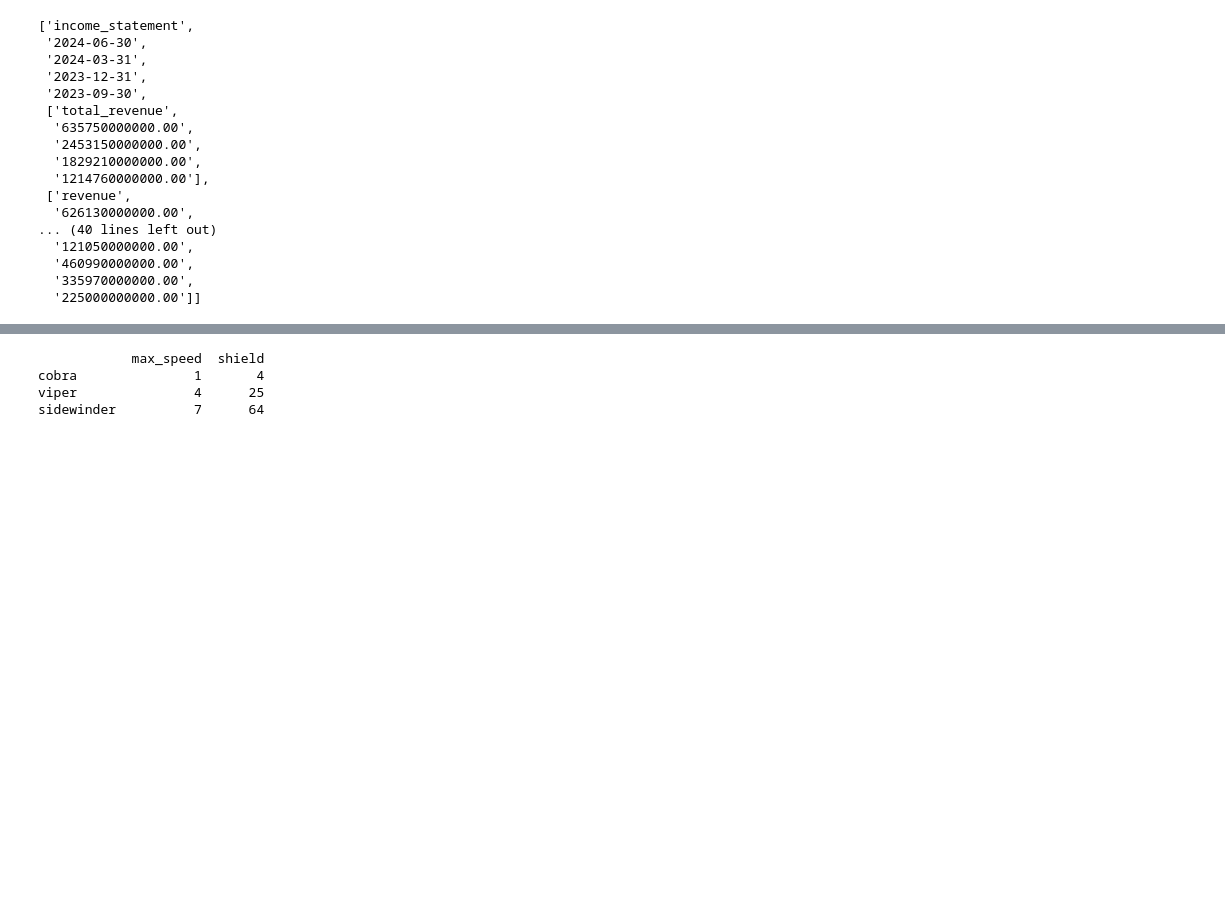
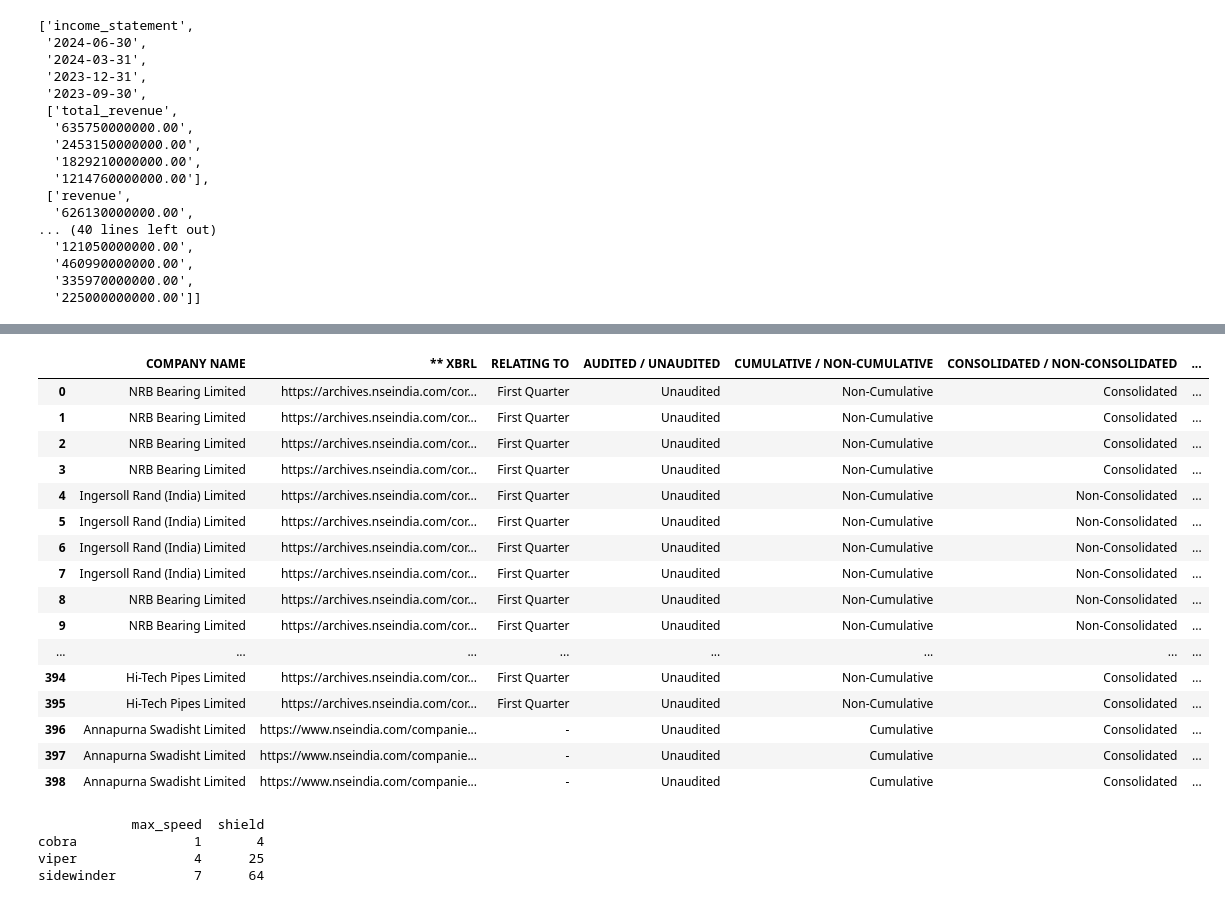
Before and after one commit to santoshbag/mrigAnalytics, a Jupyter notebook: XBRL.ipynb, the cells around one changed output, grey strips where cells are left out. Drawn from its saved outputs; the diff is of its cells as text; code cells hidden in the pictures; blank space fills up the shorter version.

Commit message:
XBRL balance sheet, Fundamentals, datarun, news, mutual funds display,
XBRL Tags, XBRL financial results extraction, google news ,

```diff
--- a/XBRL.ipynb
+++ b/XBRL.ipynb
@@ -177,7 +177,7 @@ def parse_xbrl(url):
     return results
 
 
-eq_dir_qtr = os.path.join('resources','equity_research')
+eq_dir_qtr = os.path.join('resources','equity_research','input')
 timestamp = datetime.datetime.now()
 for r,d,f in os.walk(eq_dir_qtr):
     for file in f:
@@ -196,11 +196,12 @@ for r,d,f in os.walk(eq_dir_qtr):
             data['period_ended'] = pd.to_datetime(data['period_ended']).dt.date
             data = data[data['period_ended'] > datetime.date(2020,1,1)]
             data = data[data['consolidated'] == 'Consolidated']
+            print(data)
             try:
                 data['results'] = data['xbrl_url'].apply(lambda x: parse_xbrl(x))
                 data['timestamp'] = timestamp
                 data.drop('xbrl_url', axis=1, inplace=True)
-                data.to_sql('financial_results',engine,if_exists='append',index=False)
+                # data.to_sql('financial_results',engine,if_exists='append',index=False)
                 print(data)#[['consolidated','xbrl_url','results']])
             except:
                 pass
@@ -256,7 +257,7 @@ def getSymbol(company_desc):
         pass
     return sym
 
-eq_dir_qtr = os.path.join('resources','equity_research')
+eq_dir_qtr = os.path.join('resources','equity_research','input')
 timestamp = datetime.datetime.now()
 for r,d,f in os.walk(eq_dir_qtr):
     for file in f:
@@ -274,6 +275,7 @@ for r,d,f in os.walk(eq_dir_qtr):
             data['period_ended'] = pd.to_datetime(data['period_ended']).dt.date
             data = data[data['period_ended'] > datetime.date(2020,1,1)]
             data = data[data['consolidated'] == 'Consolidated']
+            print(data)
             try:
                 data['results'] = data['xbrl_url'].apply(lambda x: parse_xbrl(x))
                 data['timestamp'] = timestamp
@@ -620,3 +594,95 @@ df
+# %%
+qtrly_results_xml = 'https://nsearchives.nseindia.com/content/RSS/Financial_Results.xml'
+headers = {
+    "User-Agent": "Mozilla/5.0 (X11; Ubuntu; Linux x86_64; rv:88.0) Gecko/20100101 Firefox/88.0"
+}
+# print(url)
+i = 0
+s = requests.Session()
+response = s.get(qtrly_results_xml,headers=headers)
+# print(response.text)
+
+# tree = ET.fromstring(response.content)
+
+# tapo = 'C:\\Users\\Santosh Bag\\Downloads\\TAPO.xml'
+# tree = ET.parse(tapo)
+# tree = ET.parse(response.text)
+# root = tree.getroot()
+root = ET.fromstring(response.text)
+# print(root)
+company_name = []
+audit = []
+cumulative = []
+consolidated = []
+ind = []
+period = []
+period_ended = []
+related_qtr = []
+url = []
+recvd_time = []
+pub_time = []
+time_taken = []
+results = []
+for item in root.findall('.//item/*'):
+    # print(item.tag,item.attrib,item.text)
+    if item.tag == 'title':
+        row = {}
+        # company_name.append(item.text)
+        row['COMPANY NAME'] = item.text.replace('\n','')
+    if item.tag == 'link':
+        row['** XBRL'] = item.text
+    if item.tag == 'description':
+        desc = item.text
+        desc = desc.split('|')
+
+        for d in desc:
+            # print(d)
+            key = d.split(':')[0]
+            val = d.split(':')[1]
+            # print(key,val)
+            if key == 'RELATING TO':
+                row['RELATING TO'] =val
+            if key == 'AUDITED/UNAUDITED':
+                row['AUDITED / UNAUDITED'] = val
+            if key == 'CUMULATIVE/NON-CUMULATIVE':
+                row['CUMULATIVE / NON-CUMULATIVE'] = val
+            if key == 'CONSOLIDATED/NON-CONSOLIDATED':
+                row['CONSOLIDATED / NON-CONSOLIDATED'] = val
+            if key == 'IND AS/ NON IND AS':
+                row['IND AS/ NON IND AS'] = val
+            if key == 'PERIOD':
+                row['PERIOD'] = val
+            if key == 'PERIOD ENDED':
+                row['PERIOD ENDED'] =  val
+    if item.tag == 'pubDate':
+        row['Exchange Received Time'] =  val
+        row['Exchange Dissemination Time'] =  val
+        row['Time Taken'] =  10
+    results.append(row)
+
+# results = [company_name,audit,cumulative,consolidated,ind,period,period_ended,related_qtr,url,recvd_time,pub_time,time_taken]
+# print(results)
+cols = ['COMPANY NAME','AUDITED / UNAUDITED',	'CUMULATIVE / NON-CUMULATIVE',	'CONSOLIDATED / NON-CONSOLIDATED',	'IND AS/ NON IND AS',	'PERIOD',	'PERIOD ENDED',	'RELATING TO',	'** XBRL',	'Exchange Received Time',	'Exchange Dissemination Time',	'Time Taken']
+results = pd.DataFrame(results)
+results
+# %% [output]
+|  | COMPANY NAME | ** XBRL | RELATING TO | AUDITED / UNAUDITED | CUMULATIVE / NON-CUMULATIVE | CONSOLIDATED / NON-CONSOLIDATED | ... |
+| 0 | NRB Bearing Limited | https://archives.nseindia.com/cor... | First Quarter | Unaudited | Non-Cumulative | Consolidated | ... |
+| 1 | NRB Bearing Limited | https://archives.nseindia.com/cor... | First Quarter | Unaudited | Non-Cumulative | Consolidated | ... |
+| 2 | NRB Bearing Limited | https://archives.nseindia.com/cor... | First Quarter | Unaudited | Non-Cumulative | Consolidated | ... |
+| 3 | NRB Bearing Limited | https://archives.nseindia.com/cor... | First Quarter | Unaudited | Non-Cumulative | Consolidated | ... |
+| 4 | Ingersoll Rand (India) Limited | https://archives.nseindia.com/cor... | First Quarter | Unaudited | Non-Cumulative | Non-Consolidated | ... |
+| 5 | Ingersoll Rand (India) Limited | https://archives.nseindia.com/cor... | First Quarter | Unaudited | Non-Cumulative | Non-Consolidated | ... |
+| 6 | Ingersoll Rand (India) Limited | https://archives.nseindia.com/cor... | First Quarter | Unaudited | Non-Cumulative | Non-Consolidated | ... |
+| 7 | Ingersoll Rand (India) Limited | https://archives.nseindia.com/cor... | First Quarter | Unaudited | Non-Cumulative | Non-Consolidated | ... |
+| 8 | NRB Bearing Limited | https://archives.nseindia.com/cor... | First Quarter | Unaudited | Non-Cumulative | Non-Consolidated | ... |
+| 9 | NRB Bearing Limited | https://archives.nseindia.com/cor... | First Quarter | Unaudited | Non-Cumulative | Non-Consolidated | ... |
+| ... | ... | ... | ... | ... | ... | ... | ... |
+| 394 | Hi-Tech Pipes Limited | https://archives.nseindia.com/cor... | First Quarter | Unaudited | Non-Cumulative | Consolidated | ... |
+| 395 | Hi-Tech Pipes Limited | https://archives.nseindia.com/cor... | First Quarter | Unaudited | Non-Cumulative | Consolidated | ... |
+| 396 | Annapurna Swadisht Limited | https://www.nseindia.com/companie... | - | Unaudited | Cumulative | Consolidated | ... |
+| 397 | Annapurna Swadisht Limited | https://www.nseindia.com/companie... | - | Unaudited | Cumulative | Consolidated | ... |
+| 398 | Annapurna Swadisht Limited | https://www.nseindia.com/companie... | - | Unaudited | Cumulative | Consolidated | ... |
 # %%
 for i in df.index:
     df.loc[i,'shield'] = df.loc[i,'shield']*df.loc[i,'shield']
```
Also changed, not shown: parts of 2 cells of this notebook, 22 other files.
